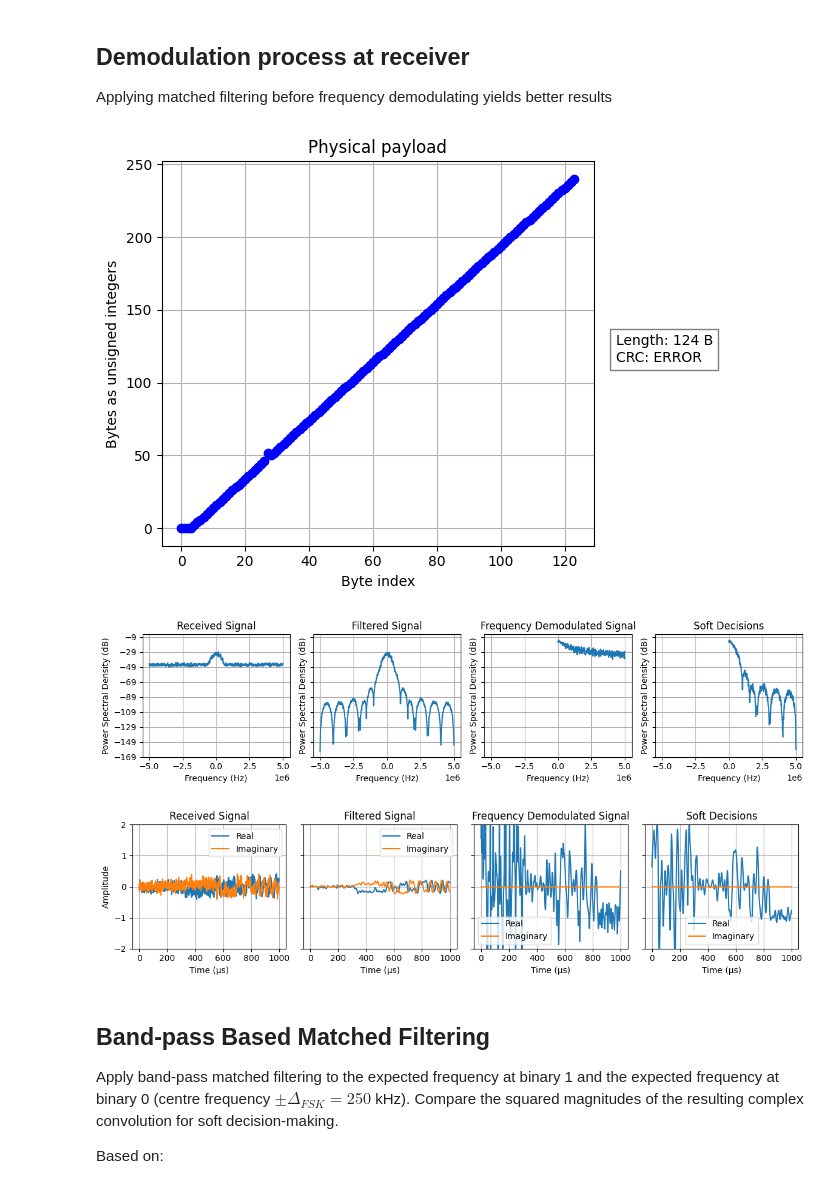
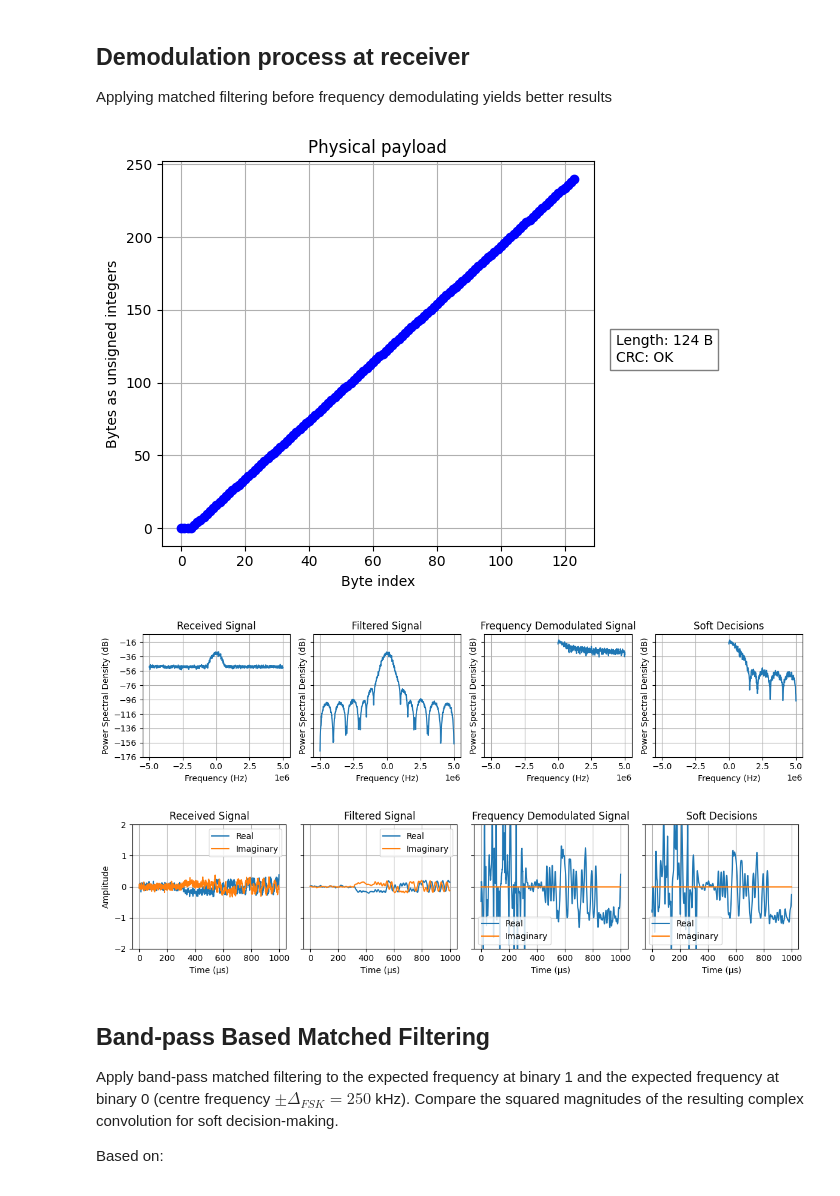
Before and after one commit to SDMote/SDR_projects, a Jupyter notebook: python_phy/jupyter_notebooks/ble_matched_filter_prototype.ipynb, the cells around one changed output. Saved outputs shown, nothing was run; the diff lists cells and outputs as text; code cells hidden in the pictures.

```diff
--- a/python_phy/jupyter_notebooks/ble_matched_filter_prototype.ipynb
+++ b/python_phy/jupyter_notebooks/ble_matched_filter_prototype.ipynb
@@ -27,7 +27,7 @@ filename = "BLE_0dBm.dat"  # Open BLE file
 iq_samples = read_iq_data(f"../../capture_nRF/data/new/{filename}")
 fsk_deviation_ble: float = 250e3  # Hz
 
-desired_SNR = 10  # dB
+desired_SNR = 14  # dB
 iq_samples_noisy = add_awgn_band_limited(iq_samples, desired_SNR, fs, bw=1.5 * Rb)  # 1.5Rb BW for MSK
 
 figsize = (12, 3)
@@ -71,9 +71,10 @@ elif butterworth_filter == 2:
     # Matched filtering (Gausian FIR taps)
     # Generate Gaussian taps and convolve with rectangular window
     gauss_taps = gaussian_fir_taps(sps=sps, ntaps=sps, bt=0.5)
-    gauss_taps = scipy.signal.convolve(gauss_taps, np.ones(sps))
+    gauss_taps = scipy.signal.correlate(gauss_taps, np.ones(sps))
     gauss_taps /= np.sum(gauss_taps)  # Unitary gain
-    iq_samples_filtered = scipy.signal.convolve(iq_samples_noisy, gauss_taps, mode="full")
+    # frequency_modulated_gaussian_taps = modulate_frequency(gauss_taps, 250e3, fs)
+    iq_samples_filtered = scipy.signal.correlate(iq_samples_noisy, gauss_taps, mode="full")
 else:
     iq_samples_filtered = iq_samples_noisy
 
@@ -85,9 +86,9 @@ if match_filter_after_frequency:
     # Matched filtering (Gausian FIR taps)
     # Generate Gaussian taps and convolve with rectangular window
     gauss_taps = gaussian_fir_taps(sps=sps, ntaps=sps, bt=0.5)
-    gauss_taps = scipy.signal.convolve(gauss_taps, np.ones(sps))
+    # gauss_taps = scipy.signal.correlate(gauss_taps, np.ones(sps))
     gauss_taps /= np.sum(gauss_taps)  # Unitary gain
-    matched_filtered = scipy.signal.convolve(freq_samples, gauss_taps, mode="full")
+    matched_filtered = scipy.signal.correlate(freq_samples, gauss_taps, mode="full")
 else:
     matched_filtered = freq_samples
 
@@ -114,36 +115,36 @@ plot_periodograms(
     titles=[
         "Received Signal",
         "Filtered Signal",
         "Frequency Demodulated Signal",
         "Soft Decisions",
     ],
     figsize=(12, 3),
     NFFT=1024,
     horizontal=True,
 )
 
 plot_complex_time(
     [
         iq_samples_noisy[time_interval[0] : time_interval[1]],
         iq_samples_filtered[time_interval[0] : time_interval[1]],
         freq_samples[time_interval[0] : time_interval[1]],
         matched_filtered[time_interval[0] : time_interval[1]],
     ],
     fs=fs,
     titles=[
         "Received Signal",
         "Filtered Signal",
         "Frequency Demodulated Signal",
         "Soft Decisions",
     ],
     figsize=(12, 3),
     ylim=(-2, 2),
     horizontal=True,
 )
 # %% [output]
-[figure, old version]
+[figure, new version]
-[figure, old version]
+[figure, new version]
-[figure, old version]
+[figure, new version]
 # %% [markdown]
 ## Band-pass Based Matched Filtering
 
```
Also changed, not shown: parts of 3 cells of this notebook, 2 other files.
